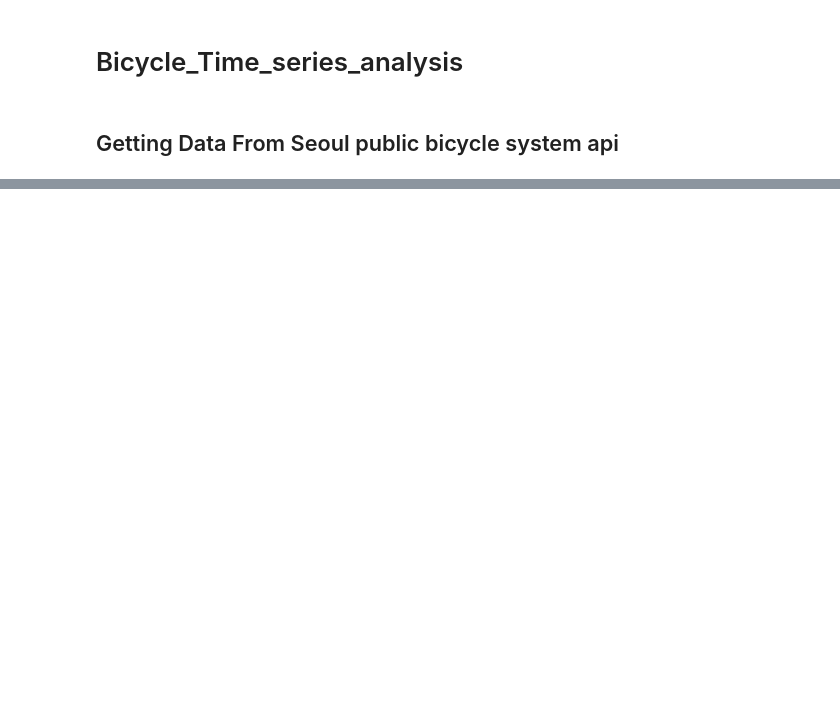
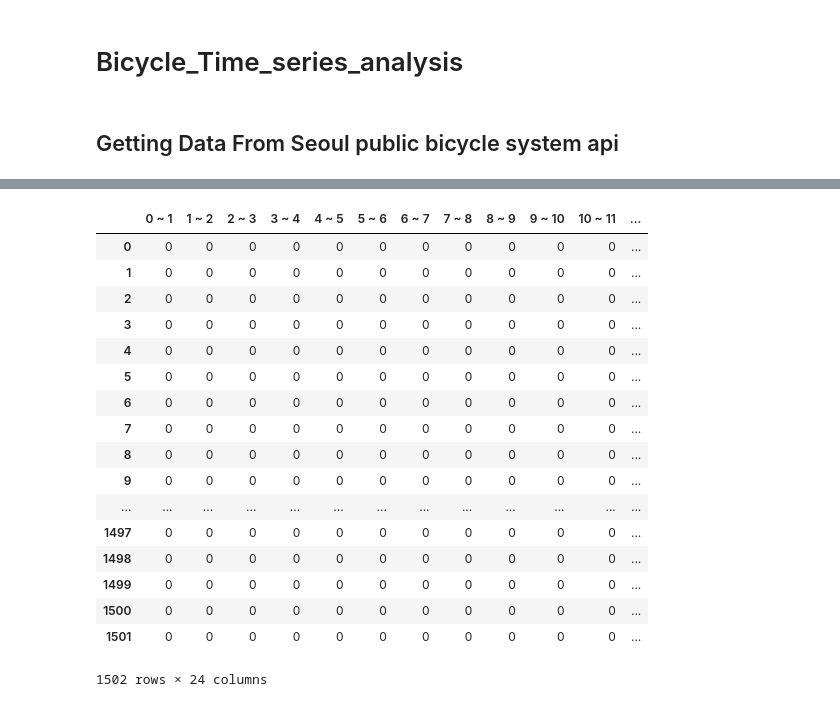
Before and after one commit to KimSeokyeung/opensourceproject, a Jupyter notebook: bicycle/Bicycle_Time_series_analysis.ipynb, the cells around one changed output, grey strips where cells are left out. Drawn from its saved outputs; the diff is of its cells as text; code cells hidden in the pictures; blank space fills up the shorter version.

```diff
--- a/bicycle/Bicycle_Time_series_analysis.ipynb
+++ b/bicycle/Bicycle_Time_series_analysis.ipynb
@@ -138,6 +149,27 @@ d = pd.DataFrame(0, index=np.arange(len(arr)),
                                   "5 ~ 6","6 ~ 7","7 ~ 8","8 ~ 9","9 ~ 10",
                                   "10 ~ 11","11 ~ 12","12 ~ 13","13 ~ 14","14 ~ 15","15 ~ 16","16 ~ 17",
                                   "17 ~ 18","18 ~ 19","19 ~ 20","20 ~ 21","21 ~ 22","22 ~ 23","23 ~ 24"])
+# %%
+d
+# %% [output]
+|  | 0 ~ 1 | 1 ~ 2 | 2 ~ 3 | 3 ~ 4 | 4 ~ 5 | 5 ~ 6 | 6 ~ 7 | 7 ~ 8 | 8 ~ 9 | 9 ~ 10 | 10 ~ 11 | ... |
+| 0 | 0 | 0 | 0 | 0 | 0 | 0 | 0 | 0 | 0 | 0 | 0 | ... |
+| 1 | 0 | 0 | 0 | 0 | 0 | 0 | 0 | 0 | 0 | 0 | 0 | ... |
+| 2 | 0 | 0 | 0 | 0 | 0 | 0 | 0 | 0 | 0 | 0 | 0 | ... |
+| 3 | 0 | 0 | 0 | 0 | 0 | 0 | 0 | 0 | 0 | 0 | 0 | ... |
+| 4 | 0 | 0 | 0 | 0 | 0 | 0 | 0 | 0 | 0 | 0 | 0 | ... |
+| 5 | 0 | 0 | 0 | 0 | 0 | 0 | 0 | 0 | 0 | 0 | 0 | ... |
+| 6 | 0 | 0 | 0 | 0 | 0 | 0 | 0 | 0 | 0 | 0 | 0 | ... |
+| 7 | 0 | 0 | 0 | 0 | 0 | 0 | 0 | 0 | 0 | 0 | 0 | ... |
+| 8 | 0 | 0 | 0 | 0 | 0 | 0 | 0 | 0 | 0 | 0 | 0 | ... |
+| 9 | 0 | 0 | 0 | 0 | 0 | 0 | 0 | 0 | 0 | 0 | 0 | ... |
+| ... | ... | ... | ... | ... | ... | ... | ... | ... | ... | ... | ... | ... |
+| 1497 | 0 | 0 | 0 | 0 | 0 | 0 | 0 | 0 | 0 | 0 | 0 | ... |
+| 1498 | 0 | 0 | 0 | 0 | 0 | 0 | 0 | 0 | 0 | 0 | 0 | ... |
+| 1499 | 0 | 0 | 0 | 0 | 0 | 0 | 0 | 0 | 0 | 0 | 0 | ... |
+| 1500 | 0 | 0 | 0 | 0 | 0 | 0 | 0 | 0 | 0 | 0 | 0 | ... |
+| 1501 | 0 | 0 | 0 | 0 | 0 | 0 | 0 | 0 | 0 | 0 | 0 | ... |
+1502 rows × 24 columns
 # %%
 d["station_id"]=arr
 
```
Also changed, not shown: parts of 23 cells of this notebook, 2 other files.
